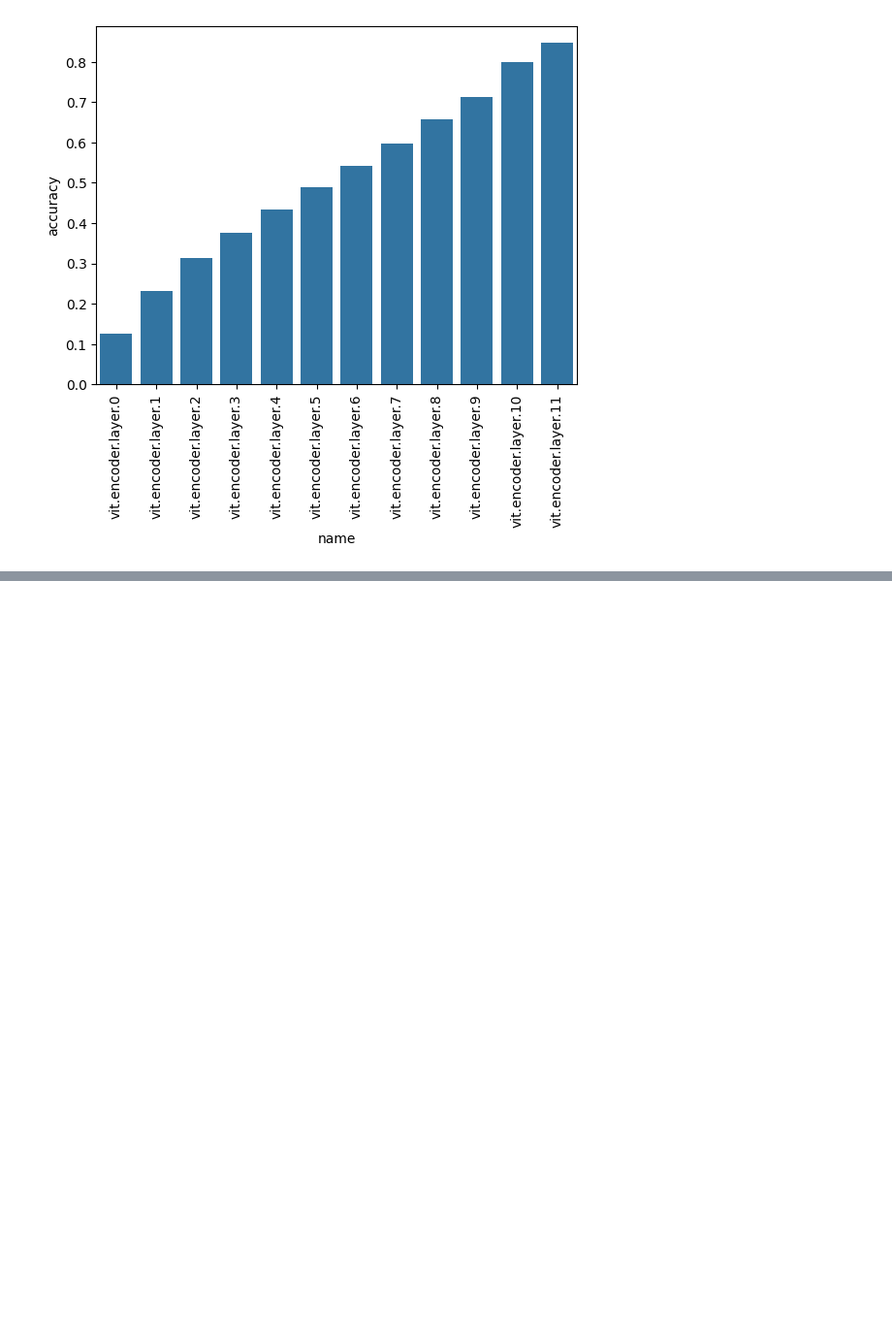
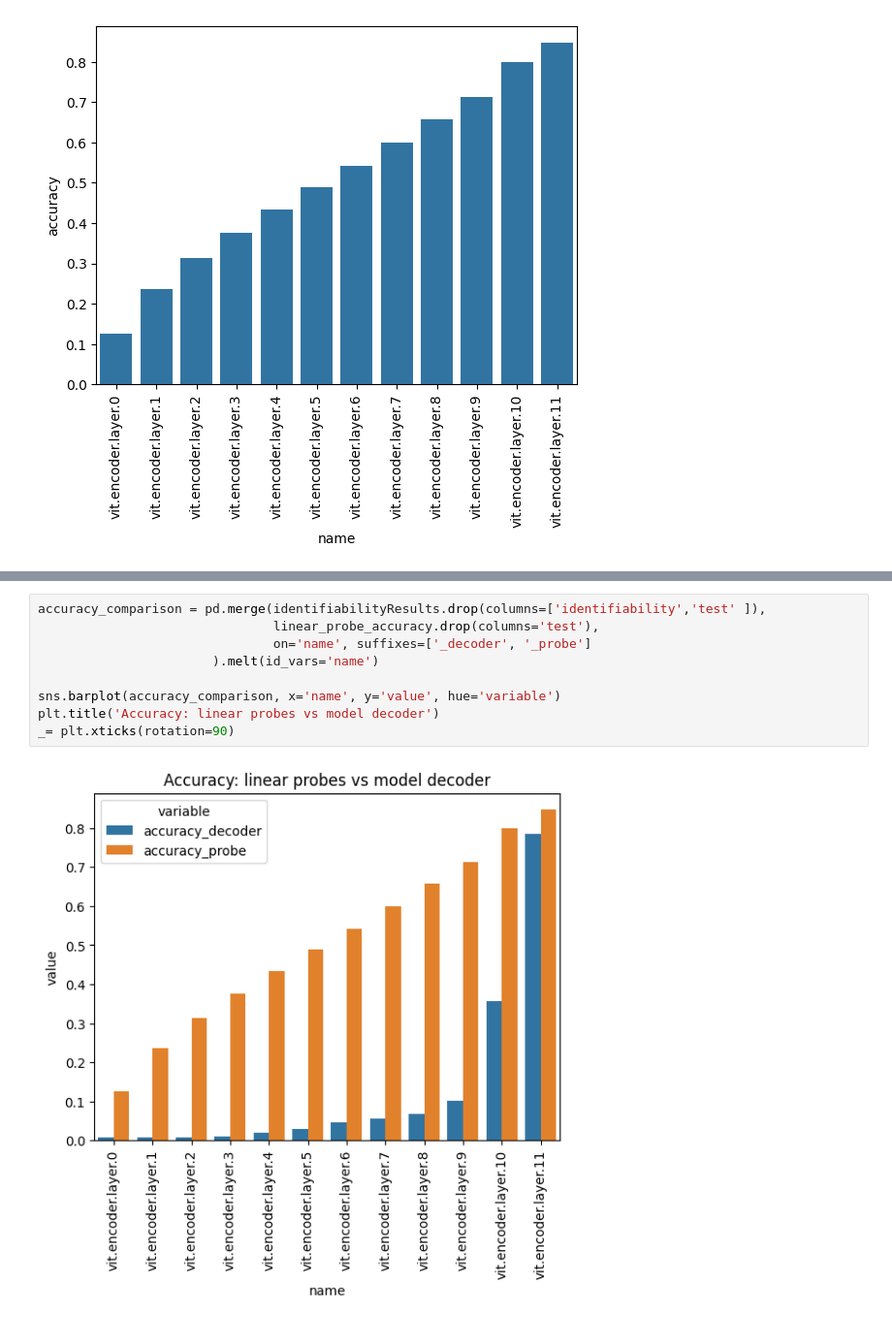
Before and after one commit to lrast/CLSTokenAnalysis, a Jupyter notebook: 0.1-Reproduction.ipynb, the cells around one changed output, grey strips where cells are left out. Shown at 97% size. Cells and saved outputs as stored; diff of their text form; blank space fills up the shorter version.

```diff
--- a/0.1-Reproduction.ipynb
+++ b/0.1-Reproduction.ipynb
@@ -93,0 +170,11 @@ Probe accuracy smoothly accumulates, as expected. This probe accuracy is higher
+# %%
+accuracy_comparison = pd.merge(identifiabilityResults.drop(columns=['identifiability','test' ]),
+                               linear_probe_accuracy.drop(columns='test'),
+                               on='name', suffixes=['_decoder', '_probe']
+                       ).melt(id_vars='name')
+
+sns.barplot(accuracy_comparison, x='name', y='value', hue='variable')
+plt.title('Accuracy: linear probes vs model decoder')
+_= plt.xticks(rotation=90)
+# %% [output]
+[figure, added]
```
Also changed, not shown: parts of 8 cells of this notebook, 6 other files.
